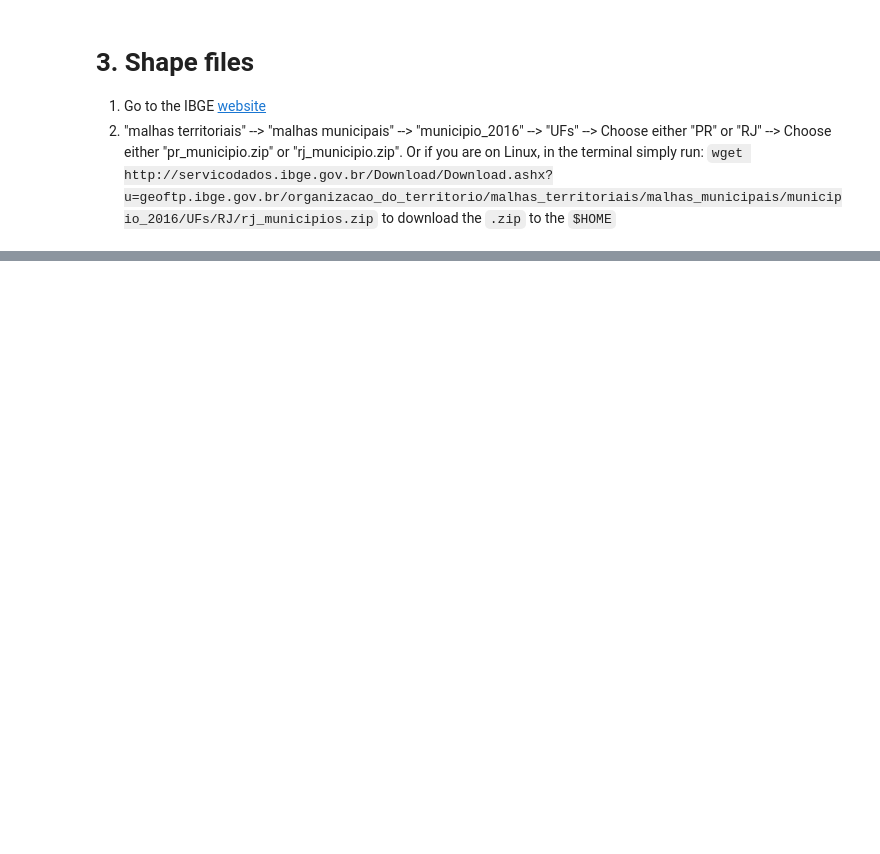
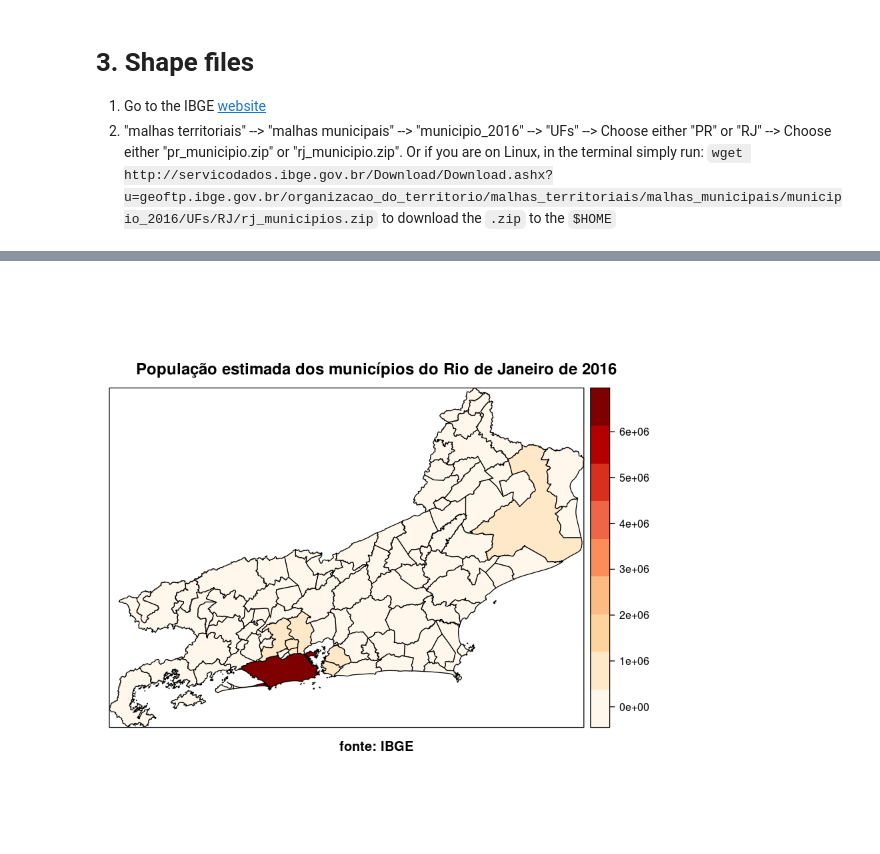
Before and after one commit to jayme-anchante/dsbd, a Jupyter notebook: progamming_languages_for_data_science/2018_04_28_avaliacao_mapa.ipynb, the cells around one changed output, grey strips where cells are left out. Drawn from its saved outputs; the diff is of its cells as text; code cells hidden in the pictures; blank space fills up the shorter version.

```diff
--- a/progamming_languages_for_data_science/2018_04_28_avaliacao_mapa.ipynb
+++ b/progamming_languages_for_data_science/2018_04_28_avaliacao_mapa.ipynb
@@ -54,0 +123,3 @@ ERROR: Error in readOGR(): could not find function "readOGR"
+# %%
+# df <- merge(x = pop2016, y = shp_rj, by.x = 'COD_MUNIC', by.y = 'CD_GEOCMU')
+df <- merge(x = pop2016, y = shp_rj, by= 'CD_GEOCMU')
@@ -54,0 +136,15 @@ ERROR: Error in readOGR(): could not find function "readOGR"
+# %%
+shp_rj$POPULACAO_ESTIMADA <- as.integer(df$POPULACAO_ESTIMADA)
+# %%
+n = 9
+# %%
+my.palette <- brewer.pal(n = n, name = "OrRd")
+# %%
+spplot(
+    shp_rj,
+    'POPULACAO_ESTIMADA',
+    main = 'População estimada dos municípios do Rio de Janeiro de 2016',
+    sub = 'fonte: IBGE',
+    col.regions = my.palette, cuts = n - 1)
+# %% [output]
+[figure, added]
```
Also changed, not shown: parts of 14 cells of this notebook, 6 other files.
